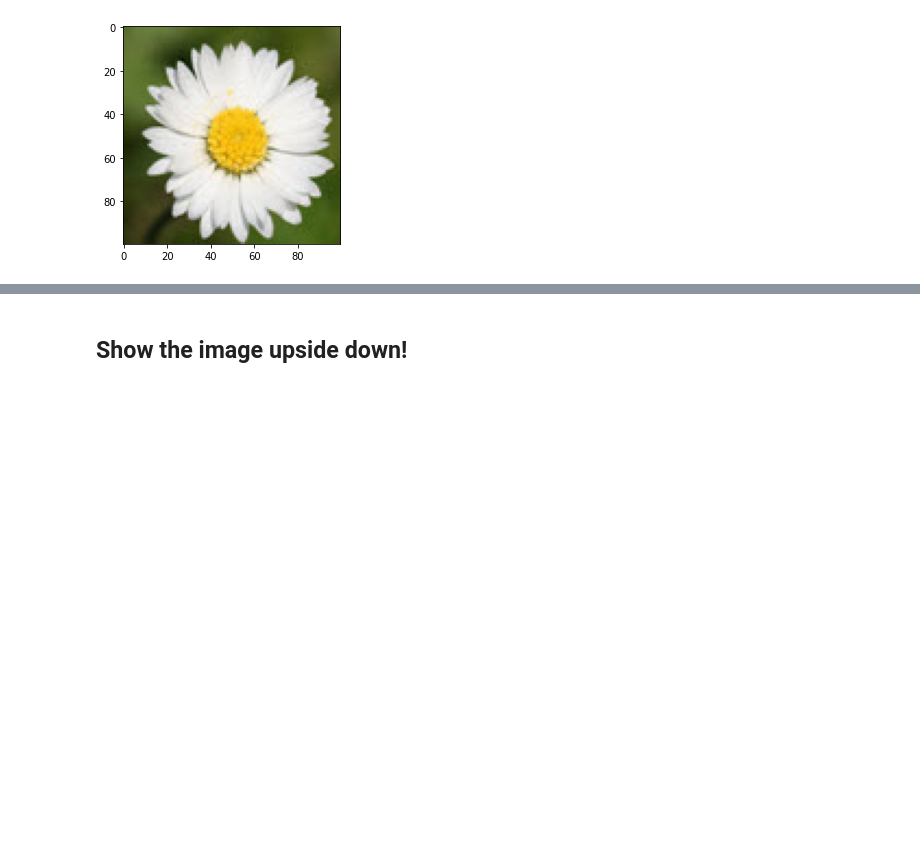
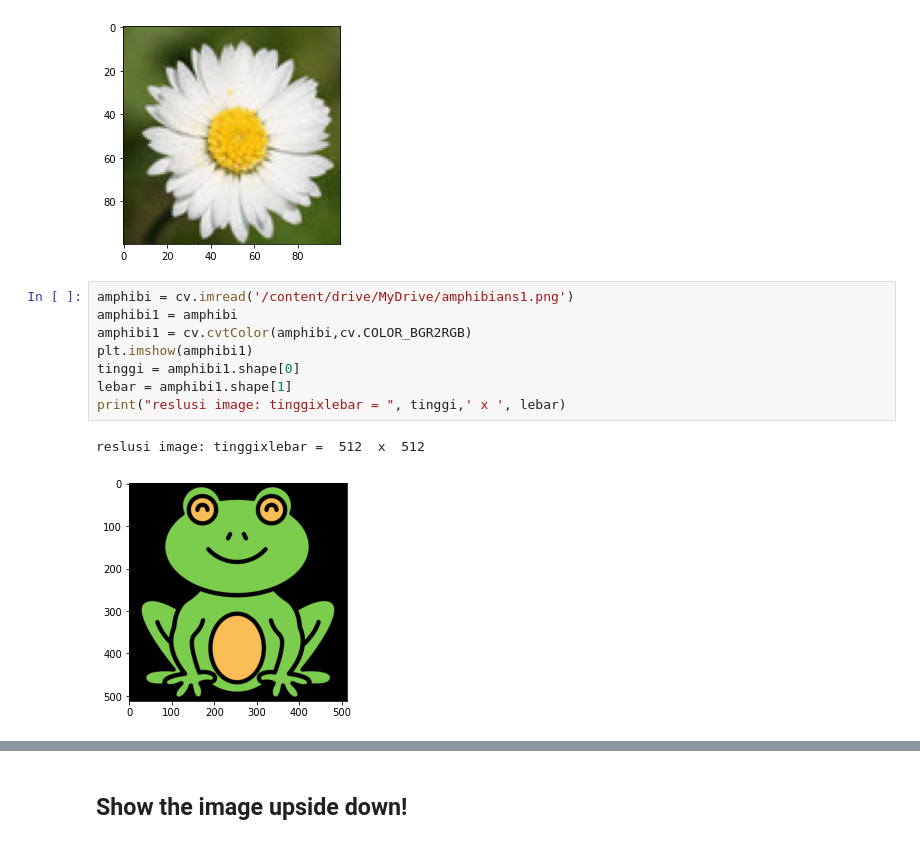
Before and after one commit to noora20FH/PCVK, a Jupyter notebook: week2.ipynb, the cells around one changed output, grey strips where cells are left out. Saved outputs shown, nothing was run; the diff lists cells and outputs as text; blank space fills up the shorter version.

```diff
--- a/week2.ipynb
+++ b/week2.ipynb
@@ -313,4 +297,15 @@ plt.imshow(daisy3)
 # %% [output]
 <matplotlib.image.AxesImage at 0x...>
 [figure]
+# %%
+amphibi = cv.imread('/content/drive/MyDrive/amphibians1.png')
+amphibi1 = amphibi
+amphibi1 = cv.cvtColor(amphibi,cv.COLOR_BGR2RGB)
+plt.imshow(amphibi1)
+tinggi = amphibi1.shape[0]
+lebar = amphibi1.shape[1]
+print("reslusi image: tinggixlebar = ", tinggi,' x ', lebar)
+# %% [output]
+reslusi image: tinggixlebar =  512  x  512
+[figure, added]
 # %%
```
Also changed, not shown: parts of 15 cells of this notebook.
